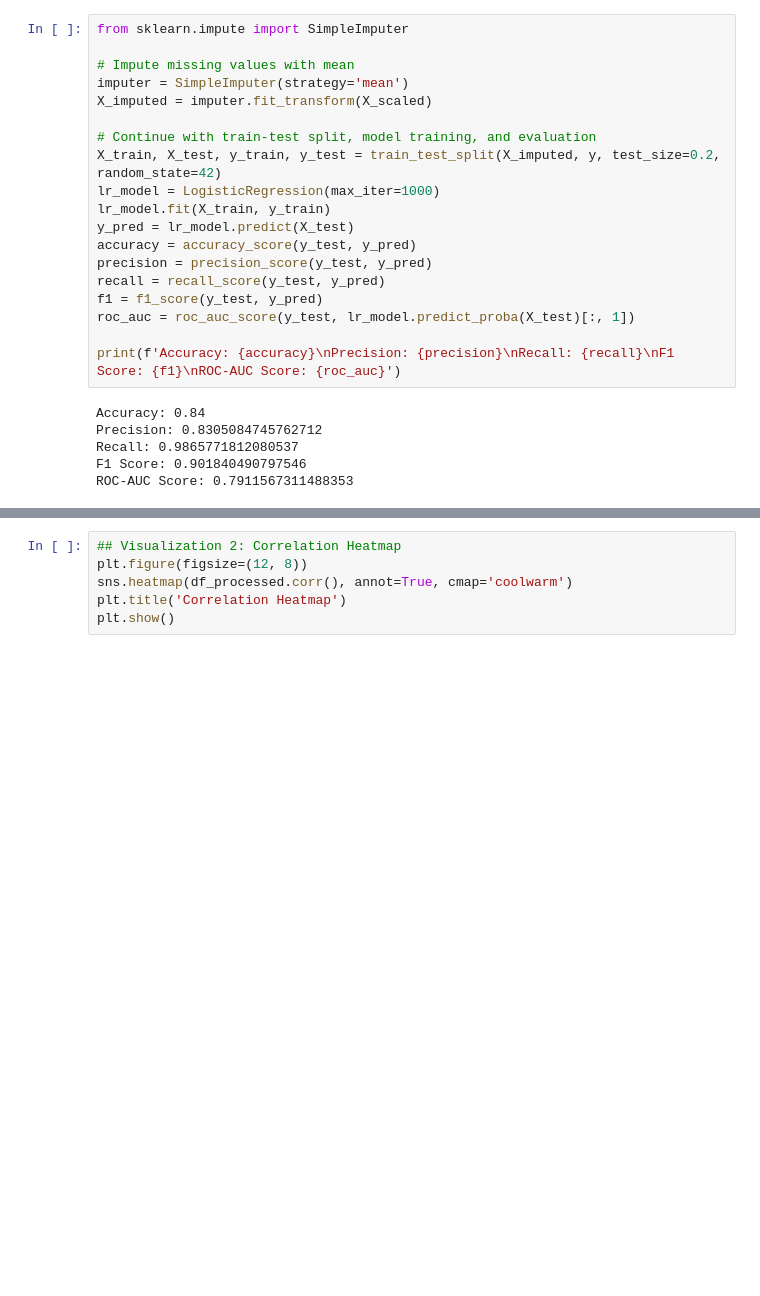
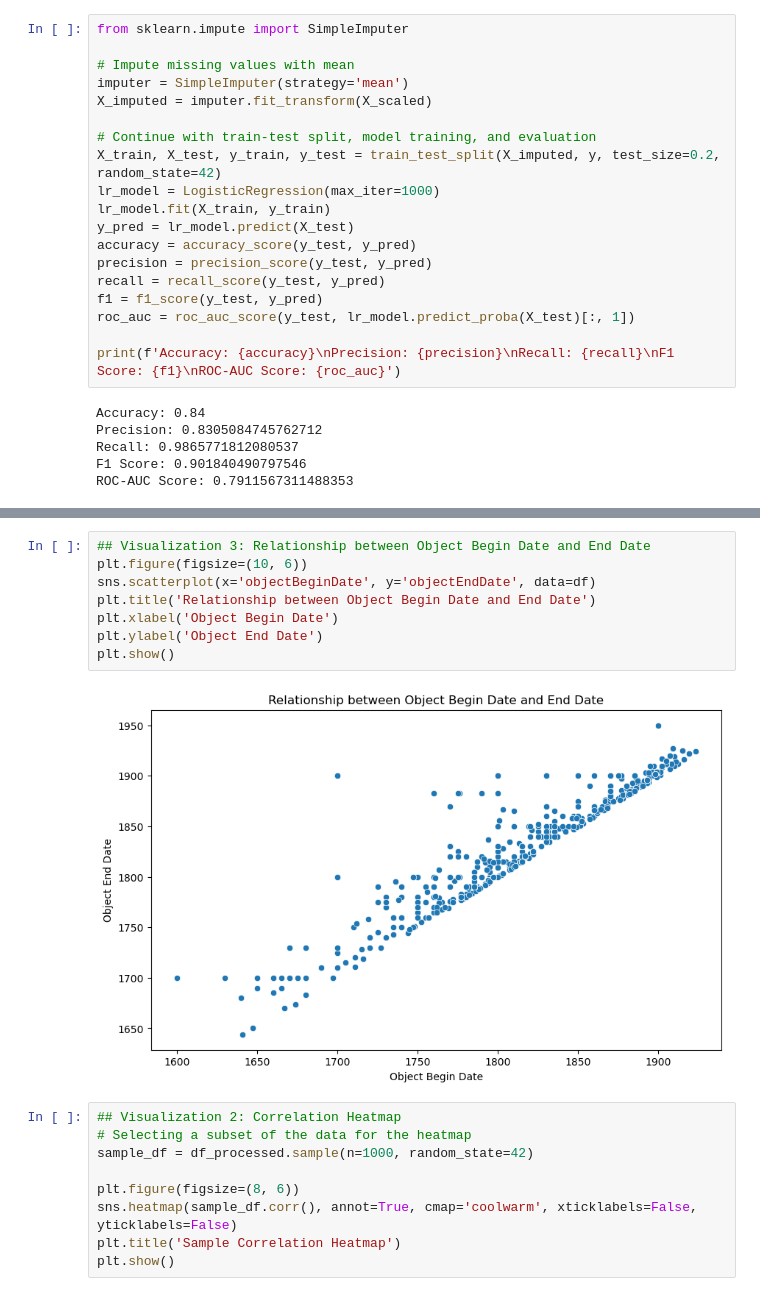
Before and after one commit to HussainAther/finalreport, a Jupyter notebook: documentation.ipynb, the cells around one changed output, grey strips where cells are left out. Cells and saved outputs as stored; diff of their text form; blank space fills up the shorter version.

```diff
--- a/documentation.ipynb
+++ b/documentation.ipynb
@@ -194,6 +193,19 @@ plt.show()
+# %%
+## Visualization 3: Relationship between Object Begin Date and End Date
+plt.figure(figsize=(10, 6))
+sns.scatterplot(x='objectBeginDate', y='objectEndDate', data=df)
+plt.title('Relationship between Object Begin Date and End Date')
+plt.xlabel('Object Begin Date')
+plt.ylabel('Object End Date')
+plt.show()
+# %% [output]
+[figure, added]
 # %%
 ## Visualization 2: Correlation Heatmap
-plt.figure(figsize=(12, 8))
-sns.heatmap(df_processed.corr(), annot=True, cmap='coolwarm')
-plt.title('Correlation Heatmap')
+# Selecting a subset of the data for the heatmap
+sample_df = df_processed.sample(n=1000, random_state=42)
+
+plt.figure(figsize=(8, 6))
+sns.heatmap(sample_df.corr(), annot=True, cmap='coolwarm', xticklabels=False, yticklabels=False)
+plt.title('Sample Correlation Heatmap')
 plt.show()
```
Also changed, not shown: parts of 1 cell of this notebook.
